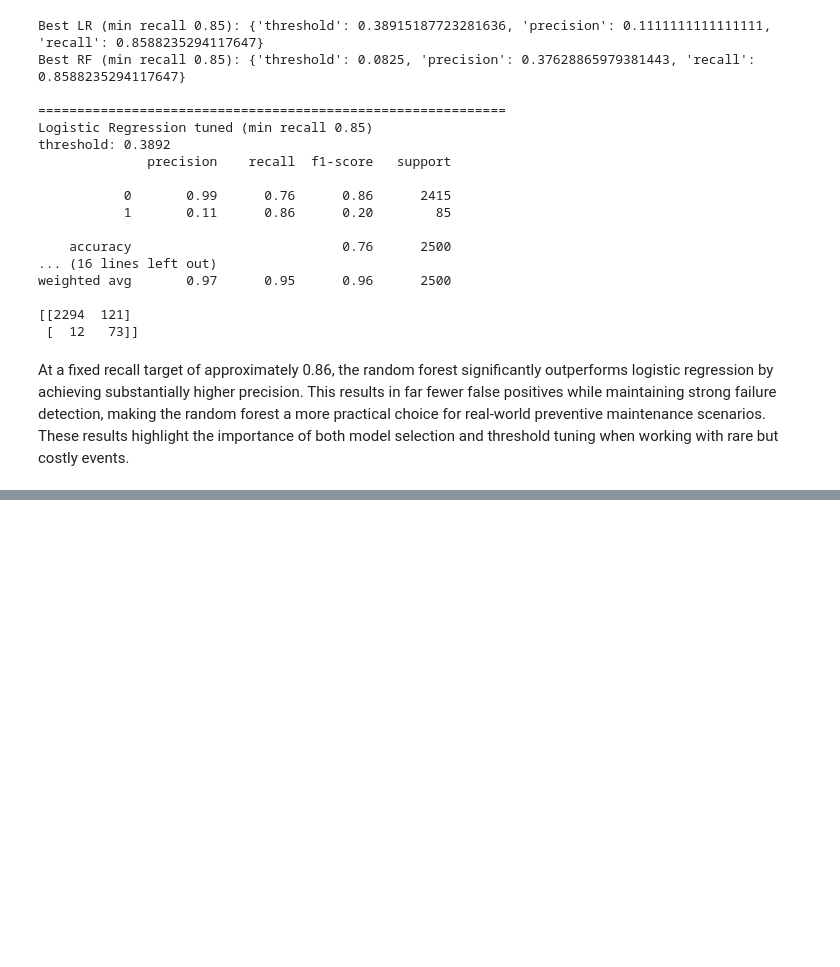
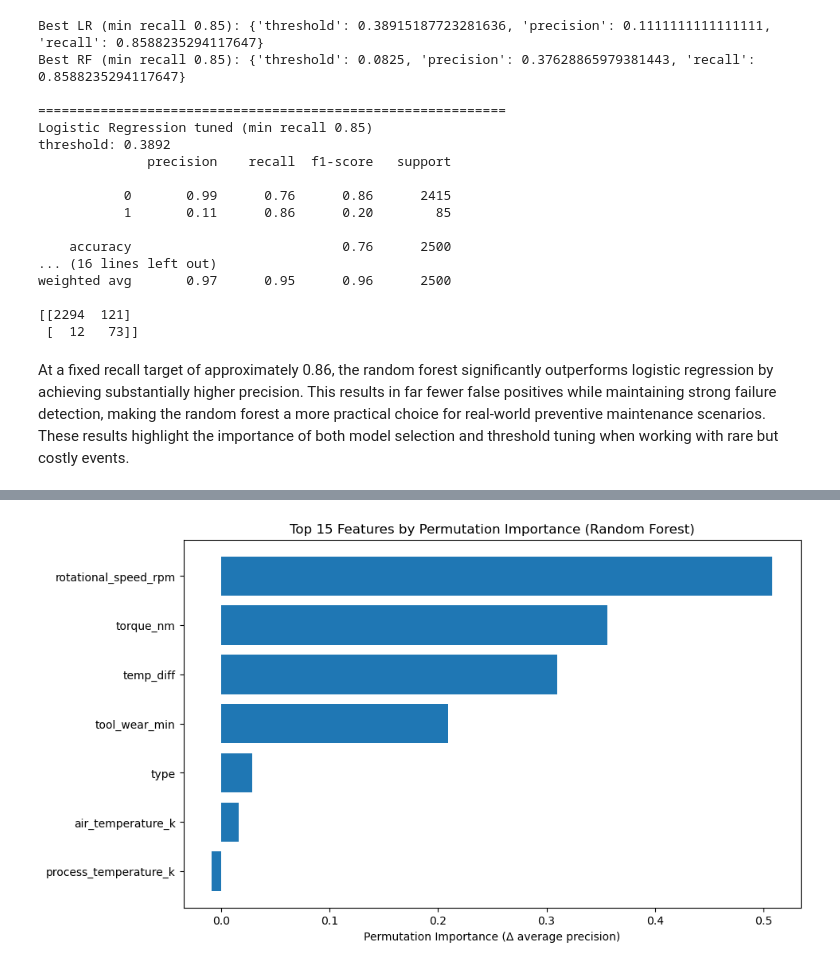
Before and after one commit to arisharazakhan-cpu/manufacturing-downtime-analysis, a Jupyter notebook: notebooks/03_model_comparison_threshold_tuning.ipynb, the cells around one changed output, grey strips where cells are left out. Drawn from its saved outputs; the diff is of its cells as text; code cells hidden in the pictures; blank space fills up the shorter version.

Commit message:
Add permutation feature importance and model explainability

```diff
--- a/notebooks/03_model_comparison_threshold_tuning.ipynb
+++ b/notebooks/03_model_comparison_threshold_tuning.ipynb
@@ -235,3 +235,24 @@ weighted avg       0.97      0.95      0.96      2500
  [  12   73]]
 # %% [markdown]
 At a fixed recall target of approximately 0.86, the random forest significantly outperforms logistic regression by achieving substantially higher precision. This results in far fewer false positives while maintaining strong failure detection, making the random forest a more practical choice for real-world preventive maintenance scenarios. These results highlight the importance of both model selection and threshold tuning when working with rare but costly events.
+# %%
+from sklearn.inspection import permutation_importance
+
+rf.fit(X_train, y_train)
+
+perm = permutation_importance(
+    rf,
+    X_test,
+    y_test,
+    n_repeats=10,
+    random_state=42,
+    scoring="average_precision"
+)
+
+importances = pd.DataFrame({
+    "feature": X_test.columns,
+    "importance_mean": perm.importances_mean,
+    "importance_std": perm.importances_std
+}).sort_values("importance_mean", ascending=False)
+
+importances.head(15)
@@ -237,0 +268,11 @@ At a fixed recall target of approximately 0.86, the random forest significantly
+# %%
+top_n = 15
+top = importances.head(top_n).sort_values("importance_mean")
+
+plt.figure(figsize=(10, 6))
+plt.barh(top["feature"], top["importance_mean"])
+plt.xlabel("Permutation Importance (Δ average precision)")
+plt.title(f"Top {top_n} Features by Permutation Importance (Random Forest)")
+plt.show()
+# %% [output]
+[figure, added]
```
Also changed, not shown: parts of 2 cells of this notebook.
